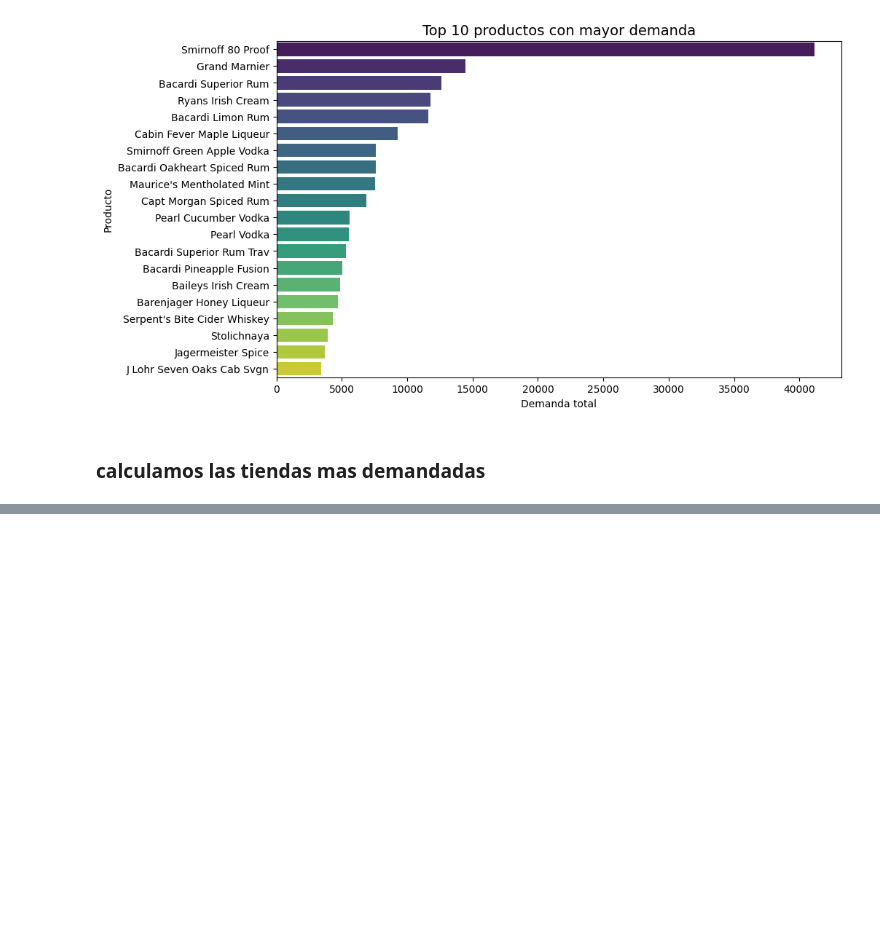
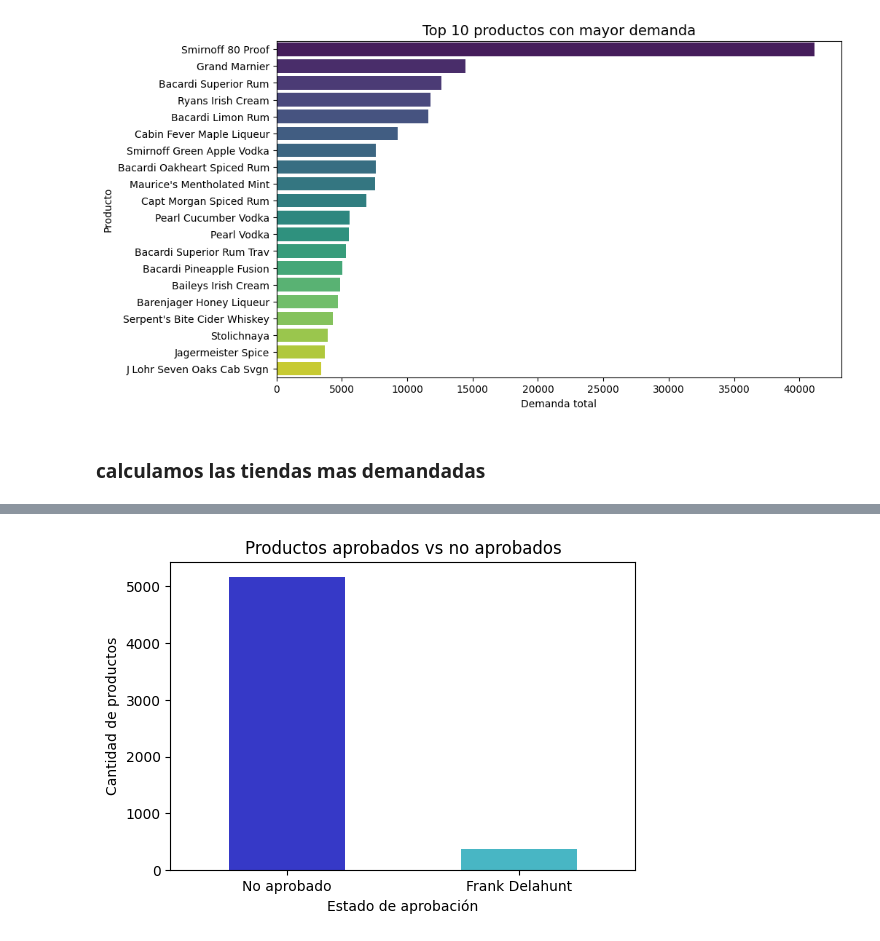
Before and after one commit to dssuarezca/PF-Inventory, a Jupyter notebook: EDA/generacion_graficos.ipynb, the cells around one changed output, grey strips where cells are left out. Drawn from its saved outputs; the diff is of its cells as text; code cells hidden in the pictures; blank space fills up the shorter version.

Commit message:
generacion de graficos de compras, ventas

```diff
--- a/EDA/generacion_graficos.ipynb
+++ b/EDA/generacion_graficos.ipynb
@@ -223,0 +225,17 @@ Passing `palette` without assigning `hue` is deprecated and will be removed in v
+# %%
+#leemos el archivo csv y lo almacenamos en un dataframe
+df_factura_compras = pd.read_csv("F:\Documentos\PF Inventory\data clean\ComprasconFactura_2016_clean.csv")
+# %%
+# Contar cuántos aprobados y no aprobados
+conteo = df_factura_compras["Estado"].value_counts()
+
+# Crear gráfico de barras
+plt.figure(figsize=(6,4))
+conteo.plot(kind="bar", color=["#1417BEDA", "#13A1B4C6"])
+plt.title("Productos aprobados vs no aprobados")
+plt.xlabel("Estado de aprobación")
+plt.ylabel("Cantidad de productos")
+plt.xticks(rotation=0)
+plt.show()
+# %% [output]
+[figure, added]
```
Also changed, not shown: parts of 14 cells of this notebook, 3 other files.
